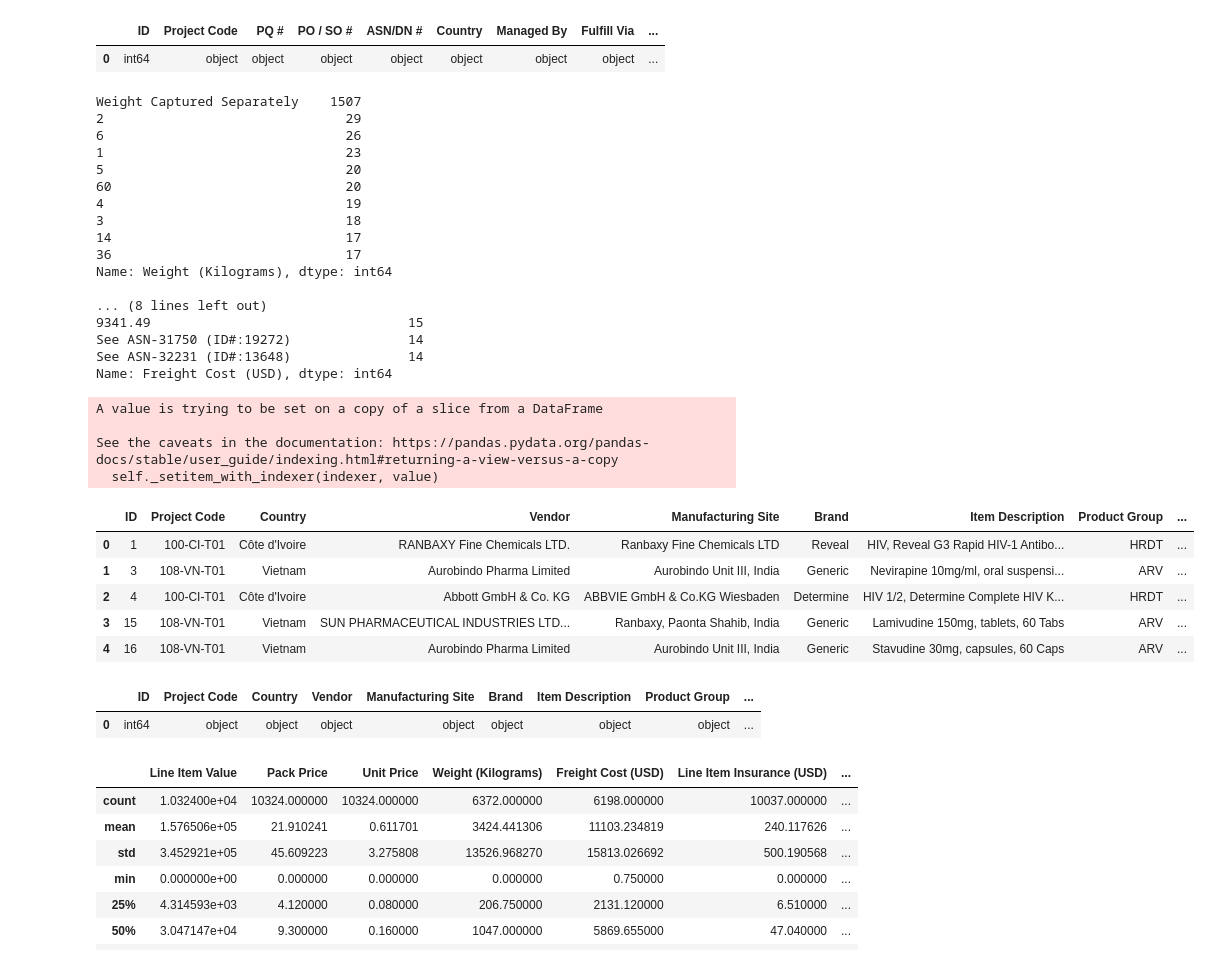
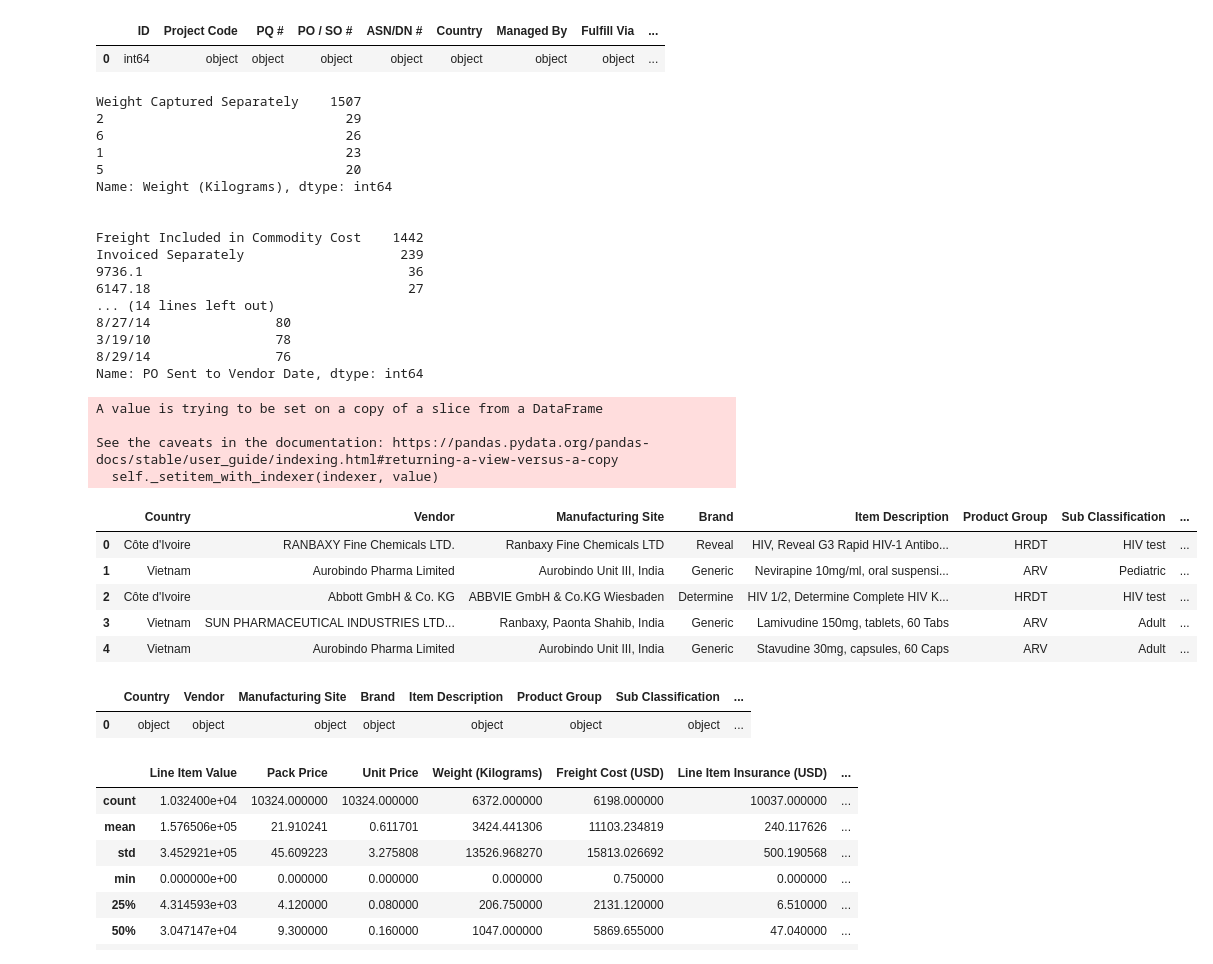
Before and after one commit to Shashank-Sundi/NOTEBOOKS, a Jupyter notebook: SHIPMENT-PRICING.ipynb, the cells around one changed output. Cells and saved outputs as stored; diff of their text form; code cells hidden in the pictures.

```diff
--- a/SHIPMENT-PRICING.ipynb
+++ b/SHIPMENT-PRICING.ipynb
@@ -70,26 +70,26 @@ pd.DataFrame(data=data.dtypes.values,index=data.dtypes.index).T
 |  | ID | Project Code | PQ # | PO / SO # | ASN/DN # | Country | Managed By | Fulfill Via | ... |
 | 0 | int64 | object | object | object | object | object | object | object | ... |
 # %%
-for i in ['Weight (Kilograms)', 'Freight Cost (USD)']:
-    print(data[i].value_counts().head(10),"\n\n")
+for i in ['Weight (Kilograms)', 'Freight Cost (USD)','PQ First Sent to Client Date','PO Sent to Vendor Date']:
+    print(data[i].value_counts().head(),"\n\n")
 # %% [output]
 Weight Captured Separately    1507
 2                               29
 6                               26
 1                               23
 5                               20
-60                              20
-4                               19
-3                               18
-14                              17
-36                              17
 Name: Weight (Kilograms), dtype: int64
 
-... (8 lines left out)
-9341.49                                 15
-See ASN-31750 (ID#:19272)               14
-See ASN-32231 (ID#:13648)               14
-Name: Freight Cost (USD), dtype: int64
+
+Freight Included in Commodity Cost    1442
+Invoiced Separately                    239
+9736.1                                  36
+6147.18                                 27
+... (14 lines left out)
+8/27/14                80
+3/19/10                78
+8/29/14                76
+Name: PO Sent to Vendor Date, dtype: int64
 # %%
 # in above cell we observe that some of the weights were weighed separately and hence we don't have info about those weights , so we replace them with nan
 # moreover , in freight cost column , the cost was either not read from the ASN/DN , or Invoiced Separately etc.  ; hence it says to read from the tag itself manually ,
@@ -126,6 +126,27 @@ for i in range(data.shape[0]):
 
     else :
         data['Weight_special'].loc[i]="Normal Measurement"
+
+# For PQ First Sent to Client Date
+
+data['PQ_date_sent']=0
+for i in range(data.shape[0]):
+
+    if data['PQ First Sent to Client Date'].loc[i]  in ['Pre-PQ Process','Date Not Captured']:
+        data['PQ_date_sent'].loc[i]=data['PQ First Sent to Client Date'].loc[i]
+    else :
+        data['Weight_special'].loc[i]="Date Captured"
+
+# For PO Sent to Vendor Date
+
+data['PO_date_sent']=0
+for i in range(data.shape[0]):
+
+    if data['PO Sent to Vendor Date'].loc[i]  in ['N/A - From RDC' ,'Date Not Captured']:
+        data['PO_date_sent'].loc[i]=data['PO Sent to Vendor Date'].loc[i]
+
+    else :
+        data['PO_date_sent'].loc[i]="Date Captured"
 # %% [output]
 A value is trying to be set on a copy of a slice from a DataFrame
 
@@ -143,29 +167,27 @@ for i in ['Weight (Kilograms)', 'Freight Cost (USD)']:
     data[i]=pd.to_numeric(data[i],errors='coerce')
 # %%
 # Rearranging data
-data=data[['ID', 'Project Code','Country','Vendor','Manufacturing Site', 'Brand', 'Item Description','Product Group', 'Sub Classification',
-       'Molecule/Test Type','Dosage Form','Dosage', 'PQ #', 'PO / SO #', 'ASN/DN #',
-       'Managed By', 'Vendor INCO Term','Fulfill Via', 'Shipment Mode',
-       'PQ First Sent to Client Date', 'PO Sent to Vendor Date',
-       'Scheduled Delivery Date', 'Delivered to Client Date',
-       'Delivery Recorded Date',  'Unit of Measure (Per Pack)', 'Line Item Quantity',
-       'Line Item Value', 'Pack Price', 'Unit Price',
-       'First Line Designation', 'Weight (Kilograms)','Weight_special', 'Freight Cost (USD)', 'Freight_cost_special',
-       'Line Item Insurance (USD)']]
+# and excluding the columns - 'ID', 'Project Code' ,'PQ' , 'PO/SO' , 'ASD/DN' , 'PQ First Sent to Client Date', 'For PO Sent to Vendor Date'
+
+data=data[['Country','Vendor','Manufacturing Site', 'Brand', 'Item Description','Product Group', 'Sub Classification',
+       'Molecule/Test Type','Dosage Form','Dosage','Managed By', 'Vendor INCO Term','Fulfill Via', 'Shipment Mode',
+       'Scheduled Delivery Date', 'Delivered to Client Date','Delivery Recorded Date',  'Unit of Measure (Per Pack)',
+        'Line Item Quantity','Line Item Value', 'Pack Price', 'Unit Price','First Line Designation', 'Weight (Kilograms)',
+        'Weight_special', 'Freight Cost (USD)', 'Freight_cost_special','Line Item Insurance (USD)']]
 data.head()
 # %% [output]
-|  | ID | Project Code | Country | Vendor | Manufacturing Site | Brand | Item Description | Product Group | ... |
-| 0 | 1 | 100-CI-T01 | Côte d'Ivoire | RANBAXY Fine Chemicals LTD. | Ranbaxy Fine Chemicals LTD | Reveal | HIV, Reveal G3 Rapid HIV-1 Antibo... | HRDT | ... |
-| 1 | 3 | 108-VN-T01 | Vietnam | Aurobindo Pharma Limited | Aurobindo Unit III, India | Generic | Nevirapine 10mg/ml, oral suspensi... | ARV | ... |
-| 2 | 4 | 100-CI-T01 | Côte d'Ivoire | Abbott GmbH & Co. KG | ABBVIE GmbH & Co.KG Wiesbaden | Determine | HIV 1/2, Determine Complete HIV K... | HRDT | ... |
-| 3 | 15 | 108-VN-T01 | Vietnam | SUN PHARMACEUTICAL INDUSTRIES LTD... | Ranbaxy, Paonta Shahib, India | Generic | Lamivudine 150mg, tablets, 60 Tabs | ARV | ... |
-| 4 | 16 | 108-VN-T01 | Vietnam | Aurobindo Pharma Limited | Aurobindo Unit III, India | Generic | Stavudine 30mg, capsules, 60 Caps | ARV | ... |
+|  | Country | Vendor | Manufacturing Site | Brand | Item Description | Product Group | Sub Classification | ... |
+| 0 | Côte d'Ivoire | RANBAXY Fine Chemicals LTD. | Ranbaxy Fine Chemicals LTD | Reveal | HIV, Reveal G3 Rapid HIV-1 Antibo... | HRDT | HIV test | ... |
+| 1 | Vietnam | Aurobindo Pharma Limited | Aurobindo Unit III, India | Generic | Nevirapine 10mg/ml, oral suspensi... | ARV | Pediatric | ... |
+| 2 | Côte d'Ivoire | Abbott GmbH & Co. KG | ABBVIE GmbH & Co.KG Wiesbaden | Determine | HIV 1/2, Determine Complete HIV K... | HRDT | HIV test | ... |
+| 3 | Vietnam | SUN PHARMACEUTICAL INDUSTRIES LTD... | Ranbaxy, Paonta Shahib, India | Generic | Lamivudine 150mg, tablets, 60 Tabs | ARV | Adult | ... |
+| 4 | Vietnam | Aurobindo Pharma Limited | Aurobindo Unit III, India | Generic | Stavudine 30mg, capsules, 60 Caps | ARV | Adult | ... |
 # %%
 # Now , all dtypes are correct
 pd.DataFrame(data=data.dtypes.values,index=data.dtypes.index).T
 # %% [output]
-|  | ID | Project Code | Country | Vendor | Manufacturing Site | Brand | Item Description | Product Group | ... |
-| 0 | int64 | object | object | object | object | object | object | object | ... |
+|  | Country | Vendor | Manufacturing Site | Brand | Item Description | Product Group | Sub Classification | ... |
+| 0 | object | object | object | object | object | object | object | ... |
 # %%
 # getting index of object type column names
 categ_index=data.dtypes[data.dtypes=='object'].index
```
Also changed, not shown: parts of 20 cells of this notebook.
